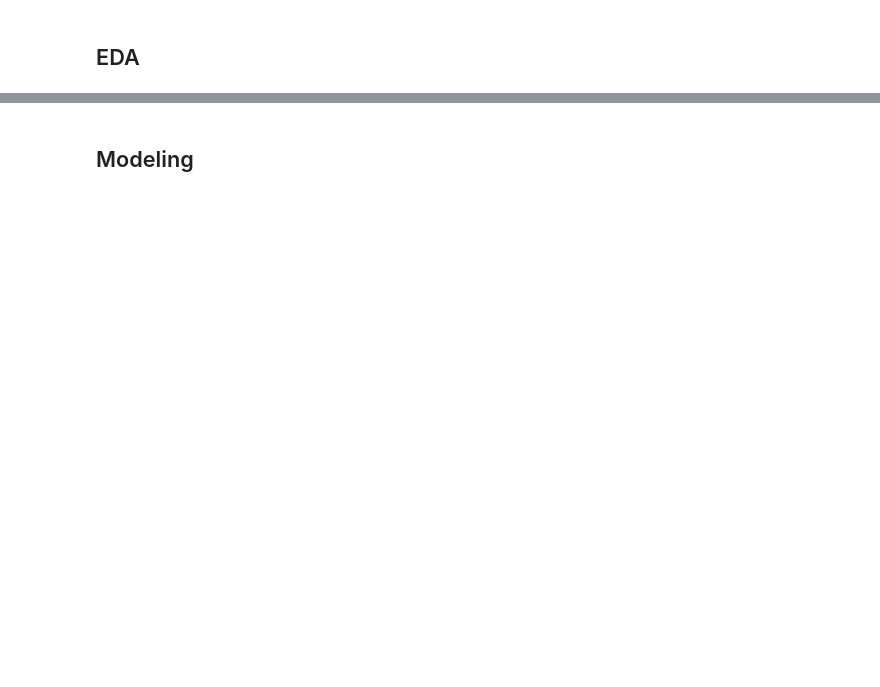
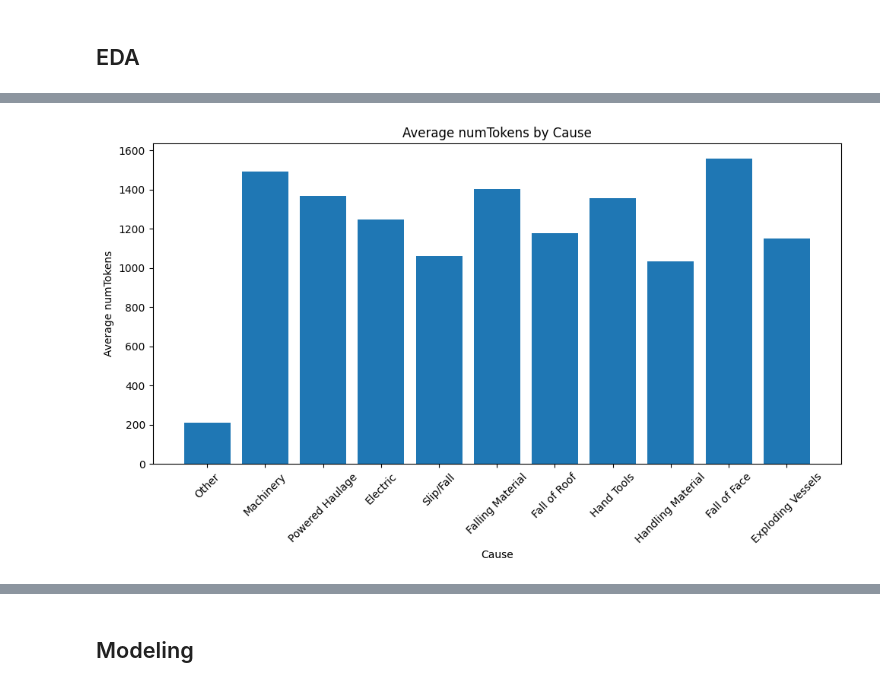
Before and after one commit to hdavis-sandiego/ADS509-Final, a Jupyter notebook: ADS 509 Final Project.ipynb, the cells around one changed output, grey strips where cells are left out. Cells and saved outputs as stored; diff of their text form; code cells hidden in the pictures; blank space fills up the shorter version.

```diff
--- a/ADS 509 Final Project.ipynb
+++ b/ADS 509 Final Project.ipynb
@@ -388,3 +499,10 @@ data.head(20)
+# %%
+data['numTokens'] = data['tokens'].apply(lambda x: len(x))
+data['numTokens_overview'] = data['overview_tokens'].apply(lambda x: len(x))
+data['numTokens_geninfo'] = data['geninfo_tokens'].apply(lambda x: len(x))
+data['numTokens_otherinfo'] = data['otherinfo_tokens'].apply(lambda x: len(x))
+data['numTokens_conclusion'] = data['conclusion_tokens'].apply(lambda x: len(x))
+data['numTokens_enforcement'] = data['enforcement_tokens'].apply(lambda x: len(x))
 # %% [markdown]
 ## EDA
 # %%
@@ -415,0 +544,6 @@ descriptive_stats(data["tokens"])
+# %%
+causes = list(data['cause'].unique())
+
+for cause in causes:
+    avg_num_tokens = data[data['cause'] == cause]['numTokens'].mean()
+    print(f"Average numTokens for cause '{cause}': {avg_num_tokens}")
@@ -415,0 +562,19 @@ descriptive_stats(data["tokens"])
+# %%
+avg_num_tokens = []
+
+for cause in causes:
+    avg_num_tokens.append(data[data['cause'] == cause]['numTokens'].mean())
+
+# Create a bar chart
+plt.figure(figsize=(10, 6))
+plt.bar(causes, avg_num_tokens)
+plt.xlabel('Cause')
+plt.ylabel('Average numTokens')
+plt.title('Average numTokens by Cause')
+plt.xticks(rotation=45)
+plt.tight_layout()
+
+# Display the chart
+plt.show()
+# %% [output]
+[figure, added]
```
Also changed, not shown: parts of 44 cells of this notebook.
